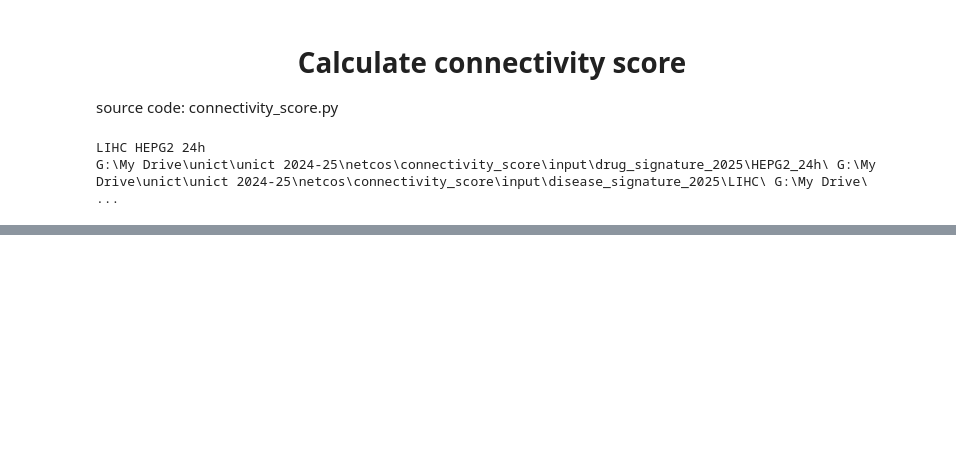
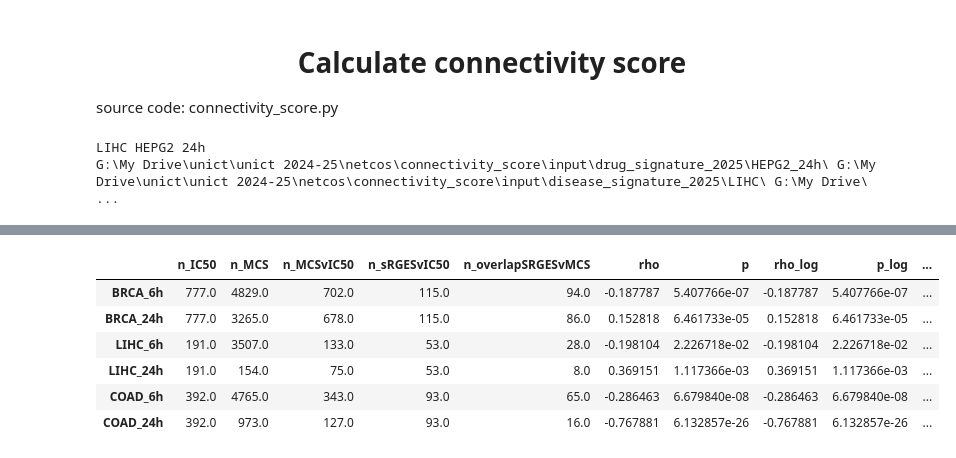
Before and after one commit to knowmics-lab/netcos, a Jupyter notebook: notebooks/Chembl_validation_pipeline.ipynb, the cells around one changed output, grey strips where cells are left out. Saved outputs shown, nothing was run; the diff lists cells and outputs as text; code cells hidden in the pictures; blank space fills up the shorter version.

```diff
--- a/notebooks/Chembl_validation_pipeline.ipynb
+++ b/notebooks/Chembl_validation_pipeline.ipynb
@@ -274,0 +332,10 @@ FileNotFoundError: [Errno 2] No such file or directory: 'G:\\My Drive\\unict\\un
+# %%
+data
+# %% [output]
+|  | n_IC50 | n_MCS | n_MCSvIC50 | n_sRGESvIC50 | n_overlapSRGESvMCS | rho | p | rho_log | p_log | ... |
+| BRCA_6h | 777.0 | 4829.0 | 702.0 | 115.0 | 94.0 | -0.187787 | 5.407766e-07 | -0.187787 | 5.407766e-07 | ... |
+| BRCA_24h | 777.0 | 3265.0 | 678.0 | 115.0 | 86.0 | 0.152818 | 6.461733e-05 | 0.152818 | 6.461733e-05 | ... |
+| LIHC_6h | 191.0 | 3507.0 | 133.0 | 53.0 | 28.0 | -0.198104 | 2.226718e-02 | -0.198104 | 2.226718e-02 | ... |
+| LIHC_24h | 191.0 | 154.0 | 75.0 | 53.0 | 8.0 | 0.369151 | 1.117366e-03 | 0.369151 | 1.117366e-03 | ... |
+| COAD_6h | 392.0 | 4765.0 | 343.0 | 93.0 | 65.0 | -0.286463 | 6.679840e-08 | -0.286463 | 6.679840e-08 | ... |
+| COAD_24h | 392.0 | 973.0 | 127.0 | 93.0 | 16.0 | -0.767881 | 6.132857e-26 | -0.767881 | 6.132857e-26 | ... |
```
Also changed, not shown: parts of 7 cells of this notebook, 13 other files.
